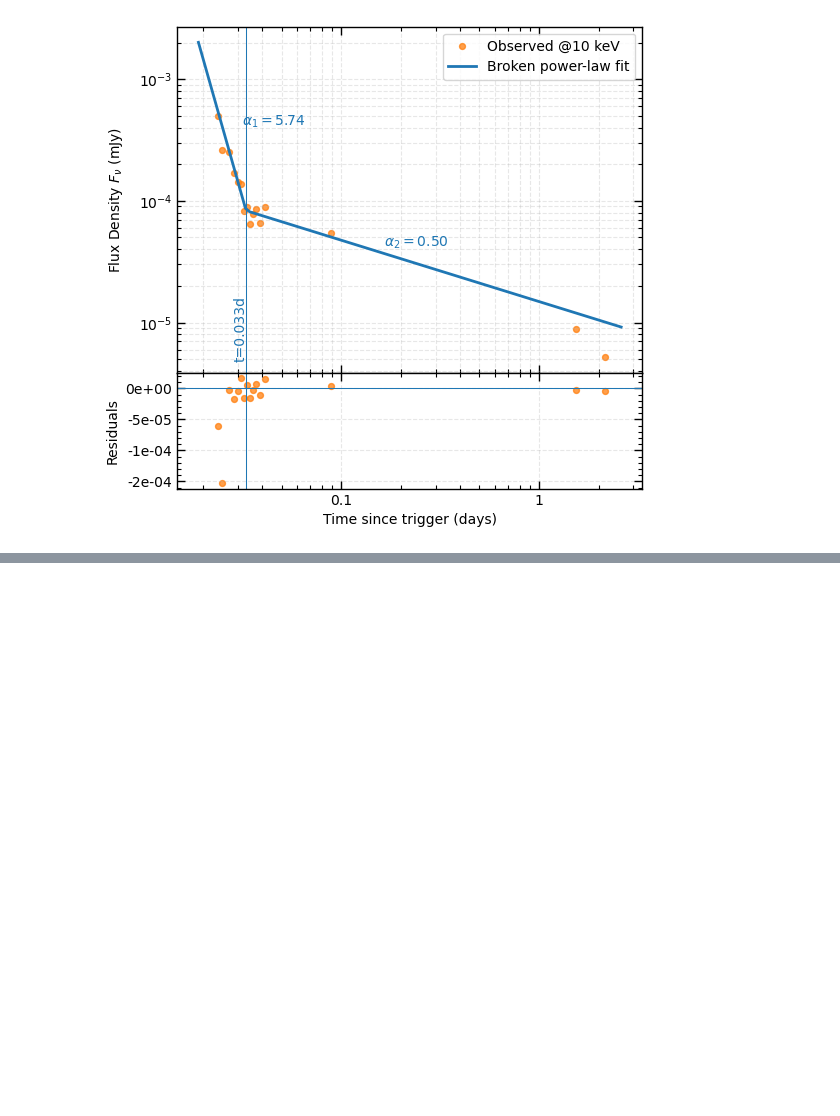
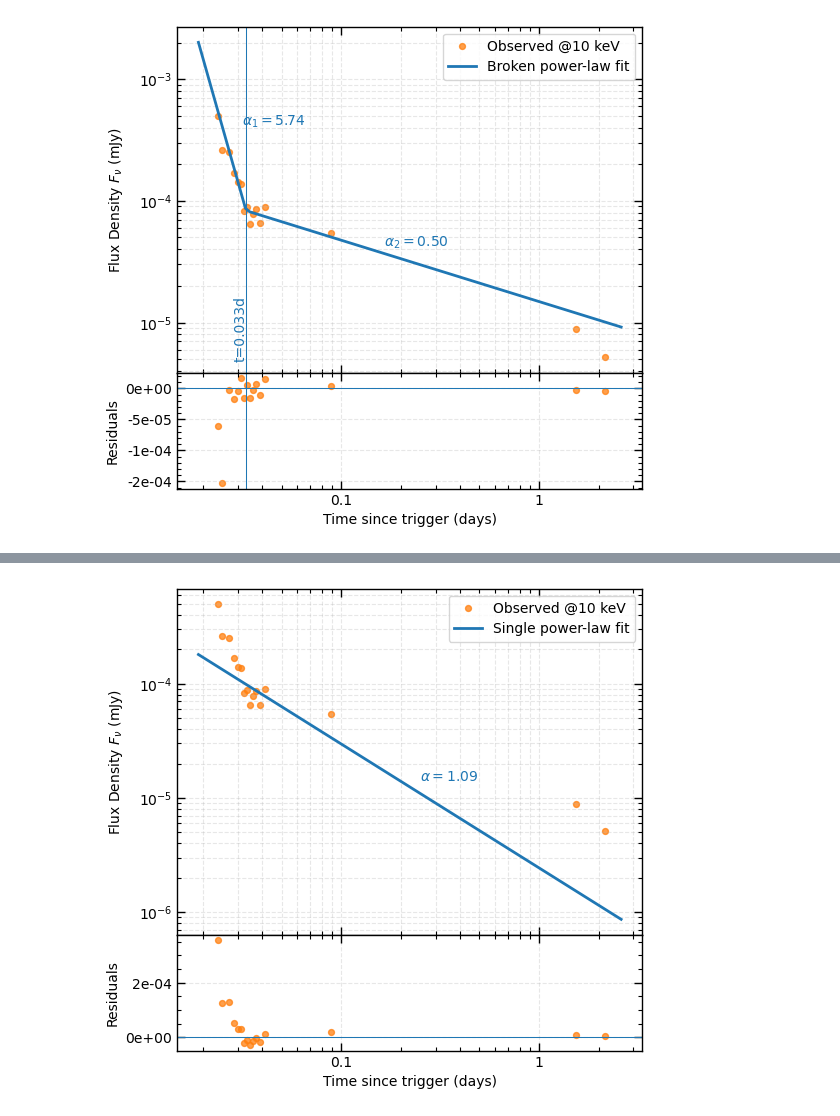
Before and after one commit to skp80286/grb_investigation, a Jupyter notebook: lc_power_law_fit.ipynb, the cells around one changed output, grey strips where cells are left out. Drawn from its saved outputs; the diff is of its cells as text; code cells hidden in the pictures; blank space fills up the shorter version.

```diff
--- a/lc_power_law_fit.ipynb
+++ b/lc_power_law_fit.ipynb
@@ -465,0 +643,10 @@ x_fit=[0.01899914 0.01996705 0.02098427 0.02205331 0.02317681]..
+# %%
+# 10 keV single power-law fit
+x = data2["Times"]/86400
+y_10keV = data2["F_E10_mJy"]
+
+res_10, popt_10, pcov_10 = fit_spl(x[4:], y_10keV[4:], yerr=None)
+plot_spl_fit(x, y_10keV, popt=popt_10, result=res_10, label='@10 keV', yerr=None,
+             save_fig_file='plots/powerlaw-xray-10keV-spl.png')
+# %% [output]
+[figure, added]
```
Also changed, not shown: parts of 6 cells of this notebook, 4 other files.
